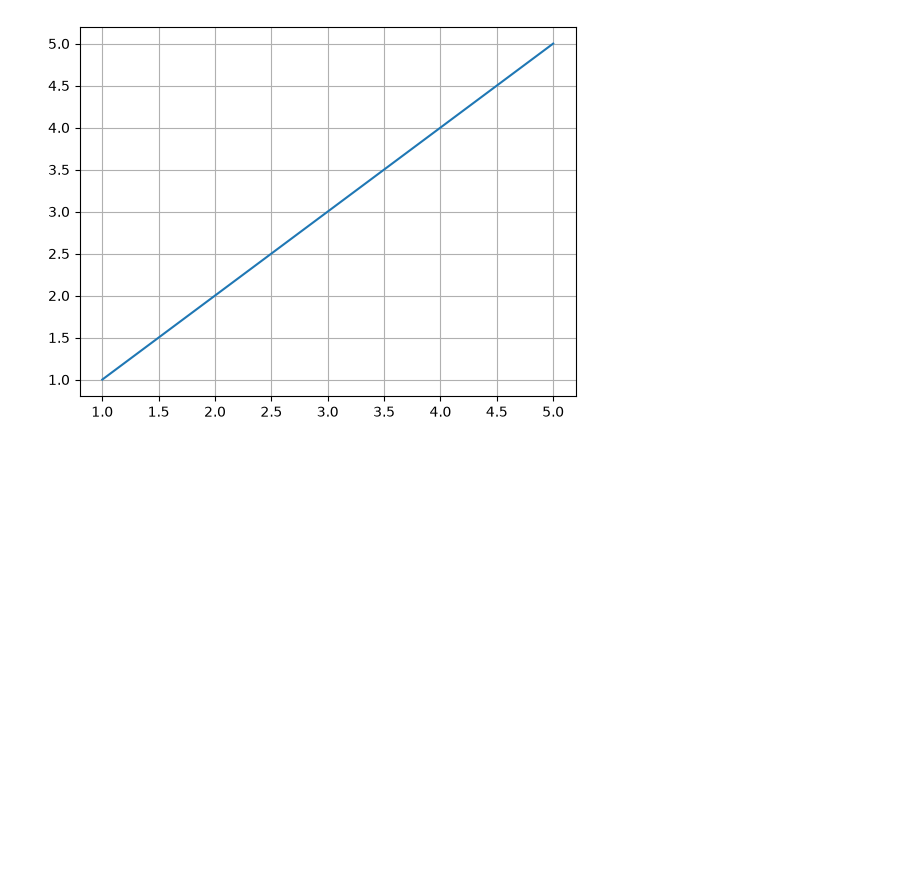
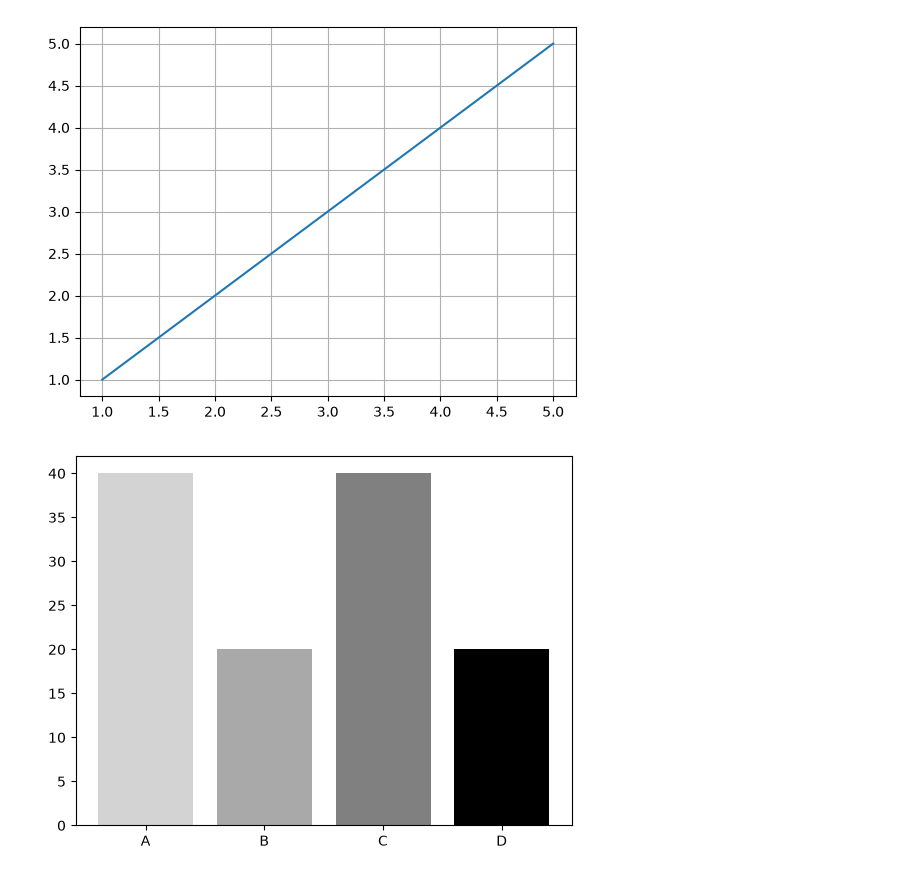
Before and after one commit to bhrantiknagar/Data-Science, a Jupyter notebook: Day_8.ipynb, the cells around one changed output. Cells and saved outputs as stored; diff of their text form; code cells hidden in the pictures; blank space fills up the shorter version.

Commit message:
day_8.5 graph

```diff
--- a/Day_8.ipynb
+++ b/Day_8.ipynb
@@ -132,3 +132,14 @@ lab.show()
 # grid(True) -> enable grid
 # %% [output]
 [figure]
+# %%
+students = ["A", "B", "C", "D"]
+marks = [40, 20, 40, 20]
+lab.bar(students, marks)
+colors = ['lightgray', 'darkgray', 'gray', 'black']
+lab.bar(students, marks, color=colors)
+lab.show()
+
+# bar() -> for bar graph
+# %% [output]
+[figure, added]
```
Also changed, not shown: parts of 1 cell of this notebook.
